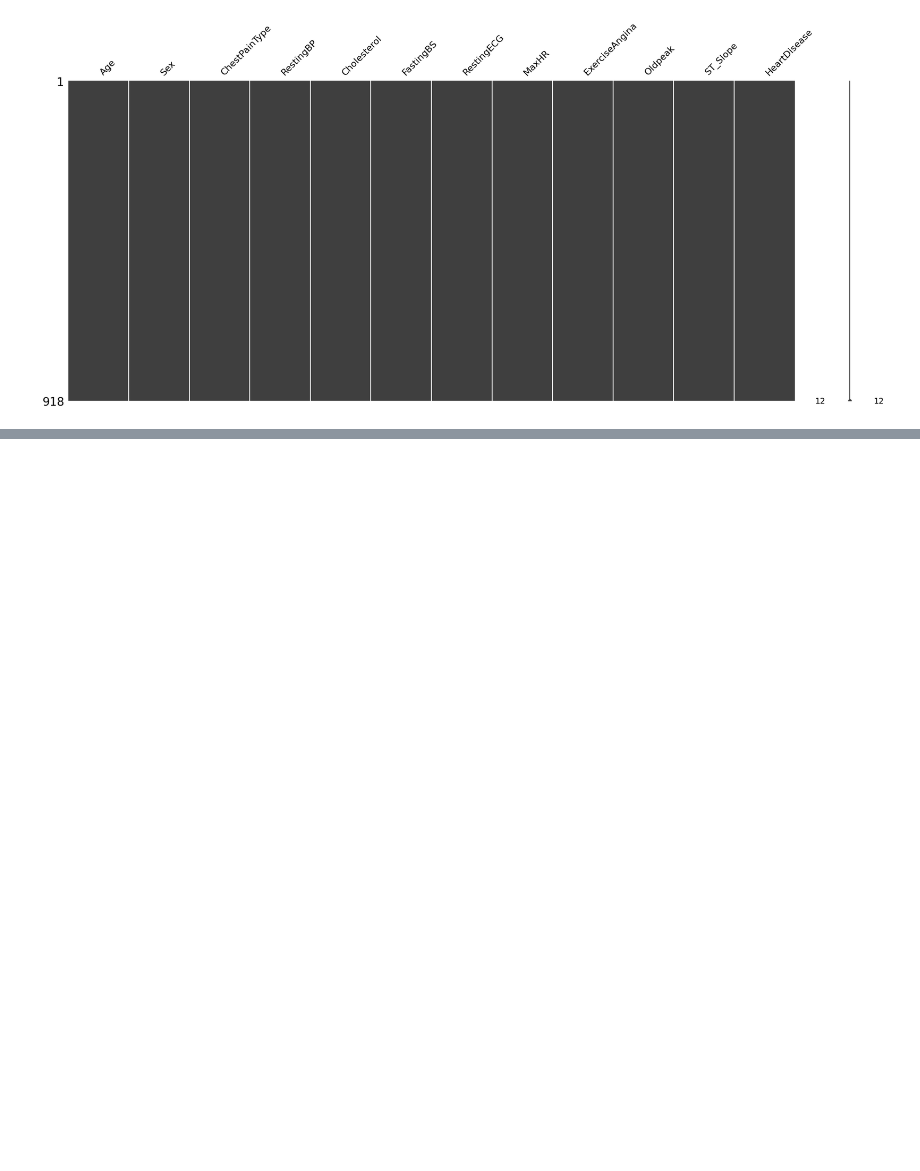
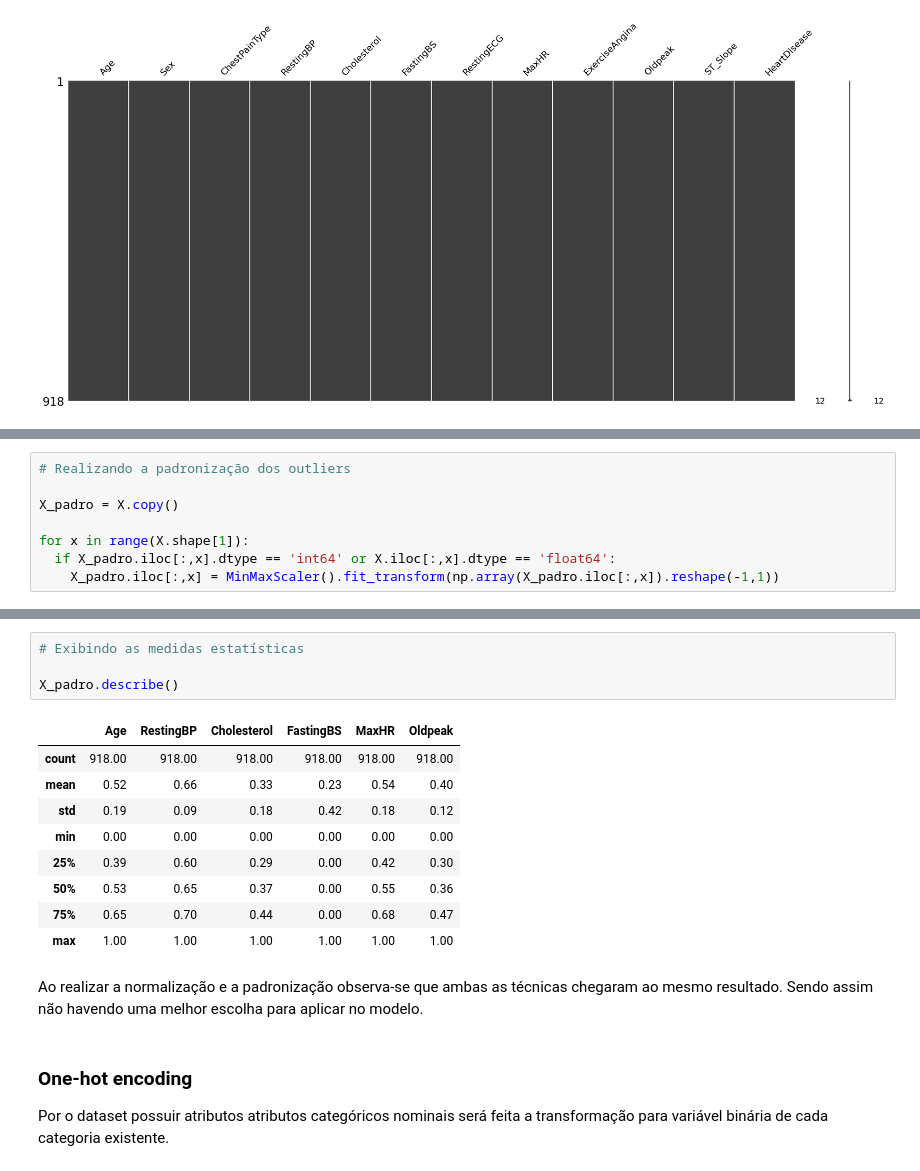
Before and after one commit to marcossiliprandi/MVP_An-lise-de-Dados_Boas-Pr-ticas, a Jupyter notebook: MVP_Doenças_cardiovasculares.ipynb, the cells around one changed output, grey strips where cells are left out. Drawn from its saved outputs; the diff is of its cells as text; blank space fills up the shorter version.

```diff
--- a/MVP_Doenças_cardiovasculares.ipynb
+++ b/MVP_Doenças_cardiovasculares.ipynb
@@ -315,0 +361,8 @@ ms.matrix(Heart_Disease)
+# %%
+# Realizando a padronização dos outliers
+
+X_padro = X.copy()
+
+for x in range(X.shape[1]):
+  if X_padro.iloc[:,x].dtype == 'int64' or X.iloc[:,x].dtype == 'float64':
+    X_padro.iloc[:,x] = MinMaxScaler().fit_transform(np.array(X_padro.iloc[:,x]).reshape(-1,1))
@@ -315,0 +380,20 @@ ms.matrix(Heart_Disease)
+# %%
+# Exibindo as medidas estatísticas
+
+X_padro.describe()
+# %% [output]
+|  | Age | RestingBP | Cholesterol | FastingBS | MaxHR | Oldpeak |
+| count | 918.00 | 918.00 | 918.00 | 918.00 | 918.00 | 918.00 |
+| mean | 0.52 | 0.66 | 0.33 | 0.23 | 0.54 | 0.40 |
+| std | 0.19 | 0.09 | 0.18 | 0.42 | 0.18 | 0.12 |
+| min | 0.00 | 0.00 | 0.00 | 0.00 | 0.00 | 0.00 |
+| 25% | 0.39 | 0.60 | 0.29 | 0.00 | 0.42 | 0.30 |
+| 50% | 0.53 | 0.65 | 0.37 | 0.00 | 0.55 | 0.36 |
+| 75% | 0.65 | 0.70 | 0.44 | 0.00 | 0.68 | 0.47 |
+| max | 1.00 | 1.00 | 1.00 | 1.00 | 1.00 | 1.00 |
+# %% [markdown]
+Ao realizar a normalização e a padronização observa-se que ambas as técnicas chegaram ao mesmo resultado. Sendo assim não havendo uma melhor escolha para aplicar no modelo.
+# %% [markdown]
+### One-hot encoding
+
+Por o dataset possuir atributos atributos categóricos nominais será feita a transformação para variável binária de cada categoria existente.
```
Also changed, not shown: parts of 8 cells of this notebook.
